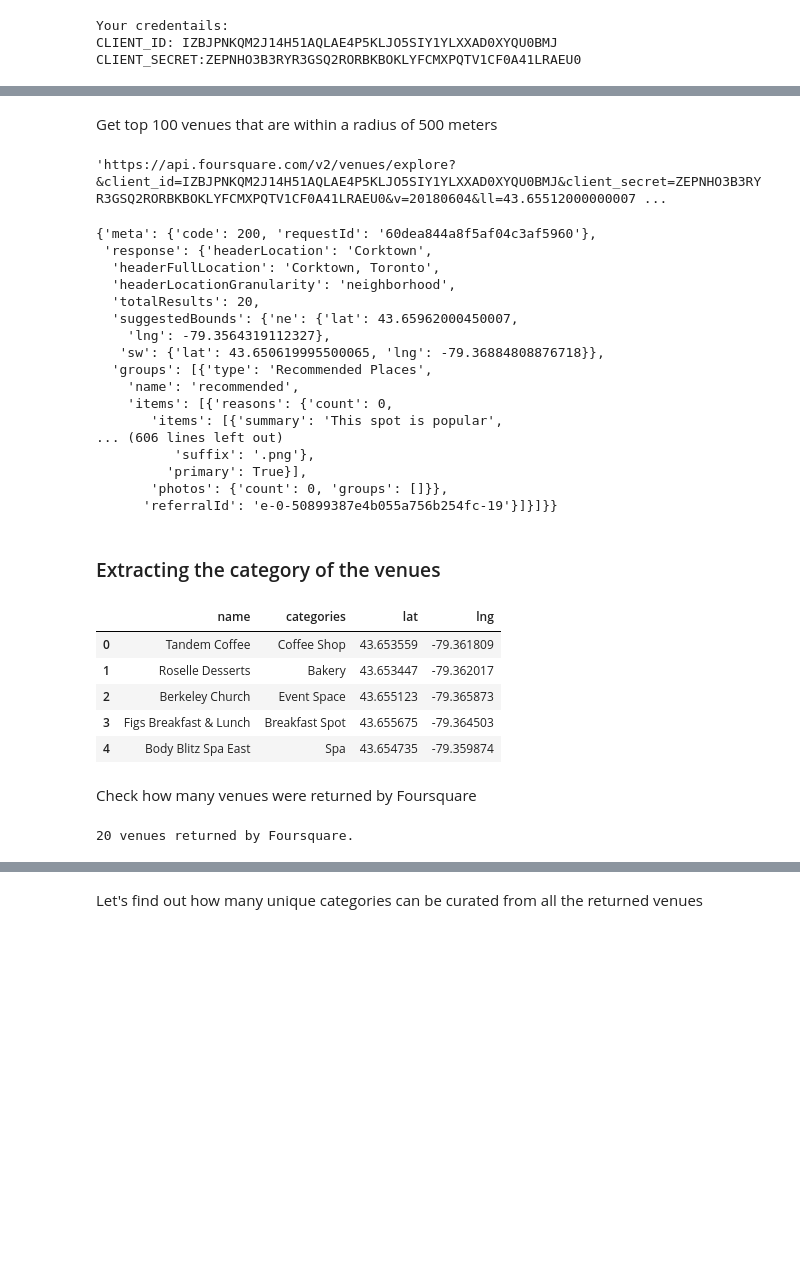
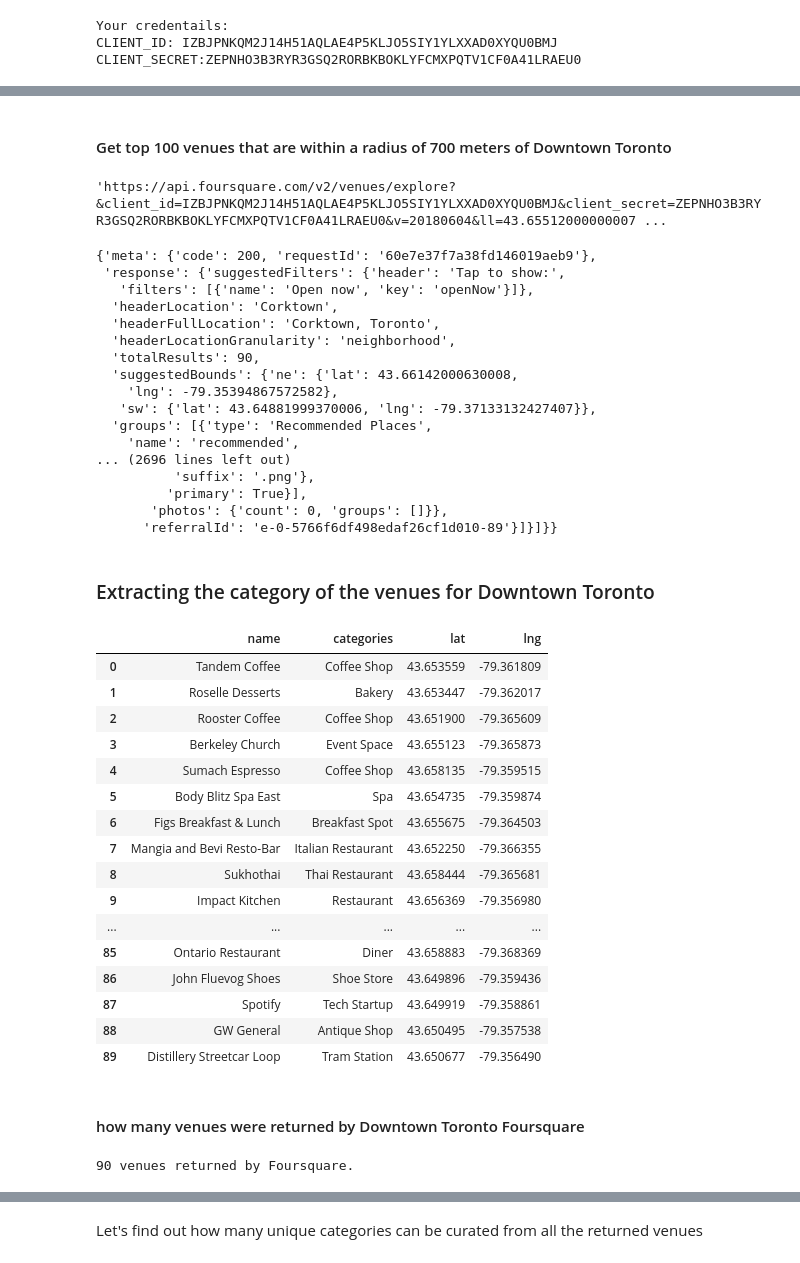
Before and after one commit to wasiu4success/Capstone-Project, a Jupyter notebook: Toronto-Project.ipynb, the cells around one changed output, grey strips where cells are left out. Saved outputs shown, nothing was run; the diff lists cells and outputs as text; code cells hidden in the pictures; blank space fills up the shorter version.

```diff
--- a/Toronto-Project.ipynb
+++ b/Toronto-Project.ipynb
@@ -40,7 +40,7 @@ Toronto_data = pd.DataFrame(columns=['PostalCode', 'Borough'])
 for table in soup.find_all("table", attrs={'rules':'all'}):
     for row in table.find_all('td'):
         col = row.find_all('td')
-        PostalCode = row.b.text
+        PostalCode = row.text
         Borough = row.span.text
         Toronto_data = Toronto_data.append({'PostalCode': PostalCode, 'Borough': Borough}, ignore_index = True)
 
@@ -75,0 +76,4 @@ Toronto_data.head()
+# %%
+# Removing all spacial character
+Toronto_data['PostalCode'] = ((((Toronto_data['PostalCode'].str.replace("\n", "")).str.replace(")", ""))).str.replace("(", "")).str[:3]
+Toronto_data
@@ -228,5 +296,5 @@ map_toronto
 # %%
-Toronto_neigh = Toronto_data[Toronto_data['Borough'].str.contains('Toronto')].reset_index(drop=True)
+Toronto_neigh = Toronto_data[Toronto_data['Borough'].str.contains('Downtown Toronto')].reset_index(drop=True)
 print(Toronto_neigh.shape)
-Toronto_neigh.head(12)
+Toronto_neigh.head()
 # %% [output]
@@ -325,8 +464,8 @@ Latitude and longitude values of Central Bay Street are 43.65512000000007, -79.3
 # %% [markdown]
-Get top 100 venues that are within a radius of 500 meters
+#### Get top 100 venues that are within a radius of 700 meters of Downtown Toronto
 # %%
 LIMIT = 100
-radius = 500
+radius = 700
 
 url = 'https://api.foursquare.com/v2/venues/explore?&client_id={}&client_secret={}&v={}&ll={},{}&radius={}&limit={}'.format(
     CLIENT_ID,
@@ -343,25 +482,25 @@ url
 results = requests.get(url).json()
 results
 # %% [output]
-{'meta': {'code': 200, 'requestId': '60dea844a8f5af04c3af5960'},
- 'response': {'headerLocation': 'Corktown',
+{'meta': {'code': 200, 'requestId': '60e7e37f7a38fd146019aeb9'},
+ 'response': {'suggestedFilters': {'header': 'Tap to show:',
+   'filters': [{'name': 'Open now', 'key': 'openNow'}]},
+  'headerLocation': 'Corktown',
   'headerFullLocation': 'Corktown, Toronto',
   'headerLocationGranularity': 'neighborhood',
-  'totalResults': 20,
-  'suggestedBounds': {'ne': {'lat': 43.65962000450007,
-    'lng': -79.3564319112327},
-   'sw': {'lat': 43.650619995500065, 'lng': -79.36884808876718}},
+  'totalResults': 90,
+  'suggestedBounds': {'ne': {'lat': 43.66142000630008,
+    'lng': -79.35394867572582},
+   'sw': {'lat': 43.64881999370006, 'lng': -79.37133132427407}},
   'groups': [{'type': 'Recommended Places',
     'name': 'recommended',
-    'items': [{'reasons': {'count': 0,
-       'items': [{'summary': 'This spot is popular',
-... (606 lines left out)
+... (2696 lines left out)
           'suffix': '.png'},
          'primary': True}],
        'photos': {'count': 0, 'groups': []}},
-      'referralId': 'e-0-50899387e4b055a756b254fc-19'}]}]}}
+      'referralId': 'e-0-5766f6df498edaf26cf1d010-89'}]}]}}
 # %% [markdown]
-### Extracting the category of the venues
+### Extracting the category of the venues for Downtown Toronto
 # %%
 def get_category_type(row):
     try:
@@ -376,30 +515,41 @@ def get_category_type(row):
 # %%
 venues = results['response']['groups'][0]['items']
 
 nearby_venues = json_normalize(venues) # flatten JSON
 
 # filter columns
 filtered_columns = ['venue.name', 'venue.categories', 'venue.location.lat', 'venue.location.lng']
 nearby_venues =nearby_venues.loc[:, filtered_columns]
 
 # filter the category for each row
 nearby_venues['venue.categories'] = nearby_venues.apply(get_category_type, axis=1)
 
 # clean columns
 nearby_venues.columns = [col.split(".")[-1] for col in nearby_venues.columns]
 
-nearby_venues.head()
+nearby_venues
 # %% [output]
 |  | name | categories | lat | lng |
 | 0 | Tandem Coffee | Coffee Shop | 43.653559 | -79.361809 |
 | 1 | Roselle Desserts | Bakery | 43.653447 | -79.362017 |
-| 2 | Berkeley Church | Event Space | 43.655123 | -79.365873 |
-| 3 | Figs Breakfast & Lunch | Breakfast Spot | 43.655675 | -79.364503 |
-| 4 | Body Blitz Spa East | Spa | 43.654735 | -79.359874 |
+| 2 | Rooster Coffee | Coffee Shop | 43.651900 | -79.365609 |
+| 3 | Berkeley Church | Event Space | 43.655123 | -79.365873 |
+| 4 | Sumach Espresso | Coffee Shop | 43.658135 | -79.359515 |
+| 5 | Body Blitz Spa East | Spa | 43.654735 | -79.359874 |
+| 6 | Figs Breakfast & Lunch | Breakfast Spot | 43.655675 | -79.364503 |
+| 7 | Mangia and Bevi Resto-Bar | Italian Restaurant | 43.652250 | -79.366355 |
+| 8 | Sukhothai | Thai Restaurant | 43.658444 | -79.365681 |
+| 9 | Impact Kitchen | Restaurant | 43.656369 | -79.356980 |
+| ... | ... | ... | ... | ... |
+| 85 | Ontario Restaurant | Diner | 43.658883 | -79.368369 |
+| 86 | John Fluevog Shoes | Shoe Store | 43.649896 | -79.359436 |
+| 87 | Spotify | Tech Startup | 43.649919 | -79.358861 |
+| 88 | GW General | Antique Shop | 43.650495 | -79.357538 |
+| 89 | Distillery Streetcar Loop | Tram Station | 43.650677 | -79.356490 |
 # %% [markdown]
-Check how many venues were returned by Foursquare
+#### how many venues were returned by Downtown Toronto Foursquare
 # %%
 print('{} venues returned by Foursquare.'.format(nearby_venues.shape[0]))
 # %% [output]
-20 venues returned by Foursquare.
+90 venues returned by Foursquare.
 # %% [markdown]
```
Also changed, not shown: parts of 61 cells of this notebook.
